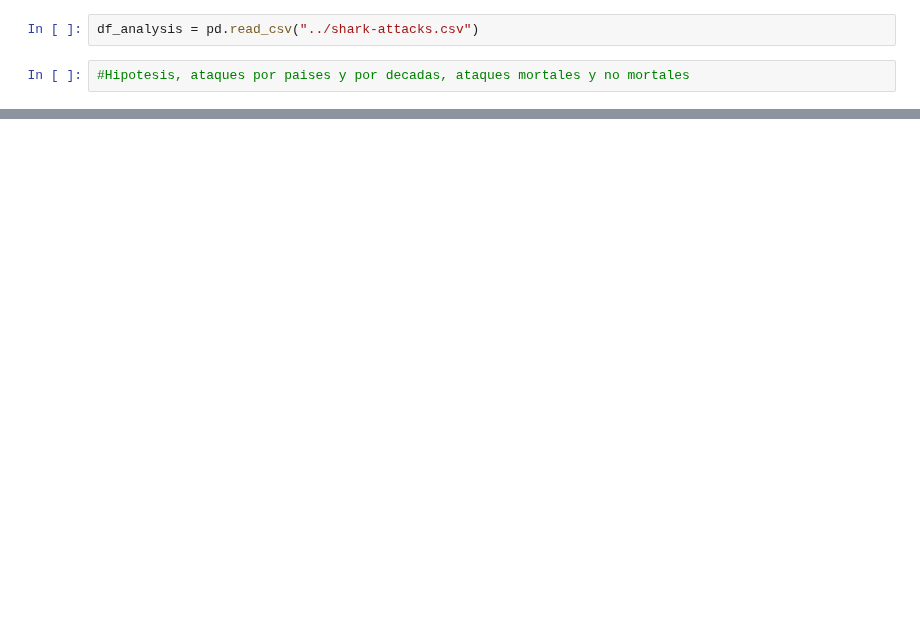
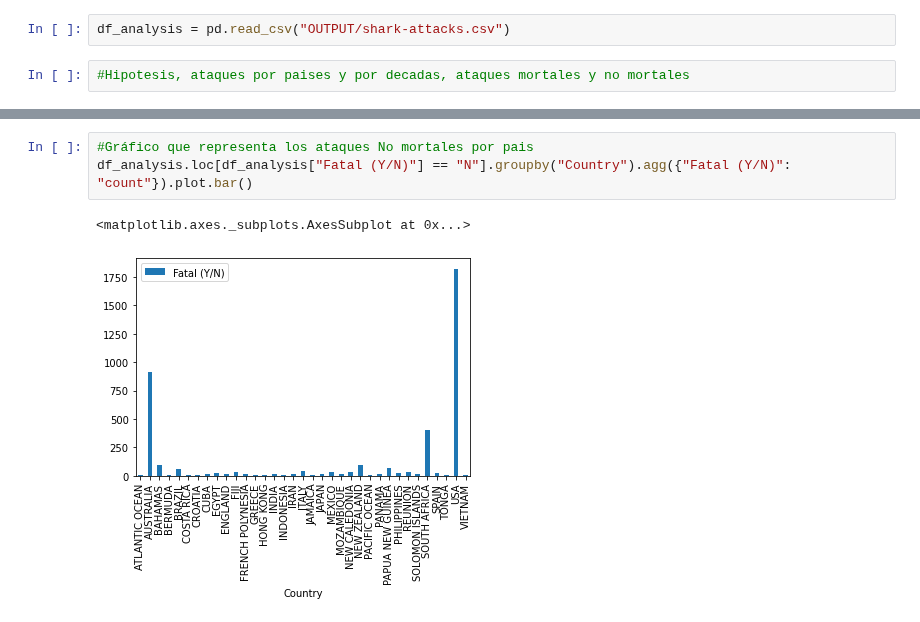
Before and after one commit to mariamoyano/data-cleaning-pandas, a Jupyter notebook: analysis.ipynb, the cells around one changed output, grey strips where cells are left out. Saved outputs shown, nothing was run; the diff lists cells and outputs as text; blank space fills up the shorter version.

```diff
--- a/analysis.ipynb
+++ b/analysis.ipynb
@@ -3,6 +3,6 @@ import pandas as pd
 import numpy as np
 import regex as re
 # %%
-df_analysis = pd.read_csv("../shark-attacks.csv")
+df_analysis = pd.read_csv("OUTPUT/shark-attacks.csv")
 # %%
 #Hipotesis, ataques por paises y por decadas, ataques mortales y no mortales
@@ -28 +41,7 @@ df_analysis.loc[df_analysis["Fatal (Y/N)"] == "Y"].groupby("Decade").agg({"Fatal
+# %%
+#Gráfico que representa los ataques No mortales por pais
+df_analysis.loc[df_analysis["Fatal (Y/N)"] == "N"].groupby("Country").agg({"Fatal (Y/N)": "count"}).plot.bar()
+# %% [output]
+<matplotlib.axes._subplots.AxesSubplot at 0x...>
+[figure, added]
 # %%
```
Also changed, not shown: parts of 13 cells of this notebook, 3 other files.
